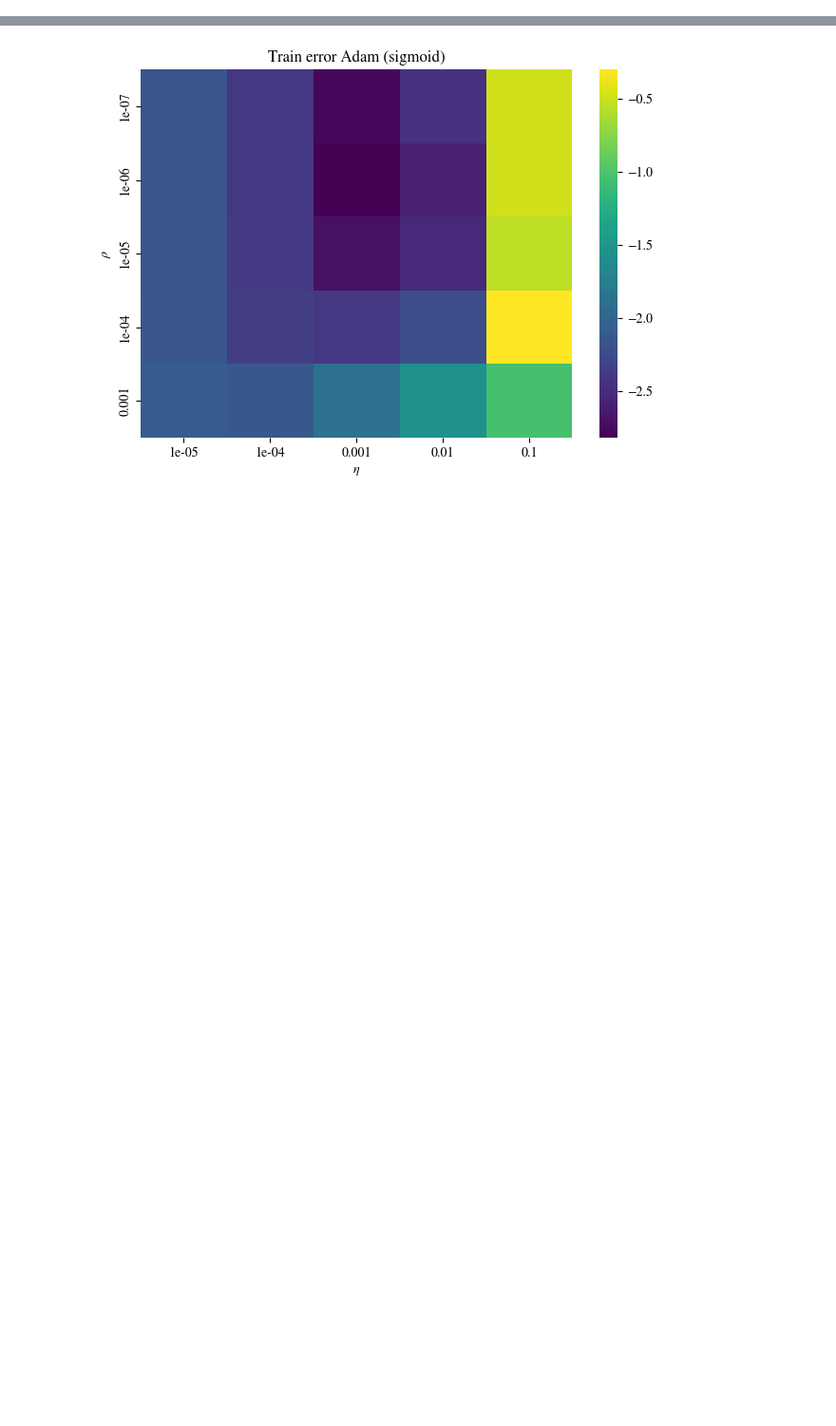
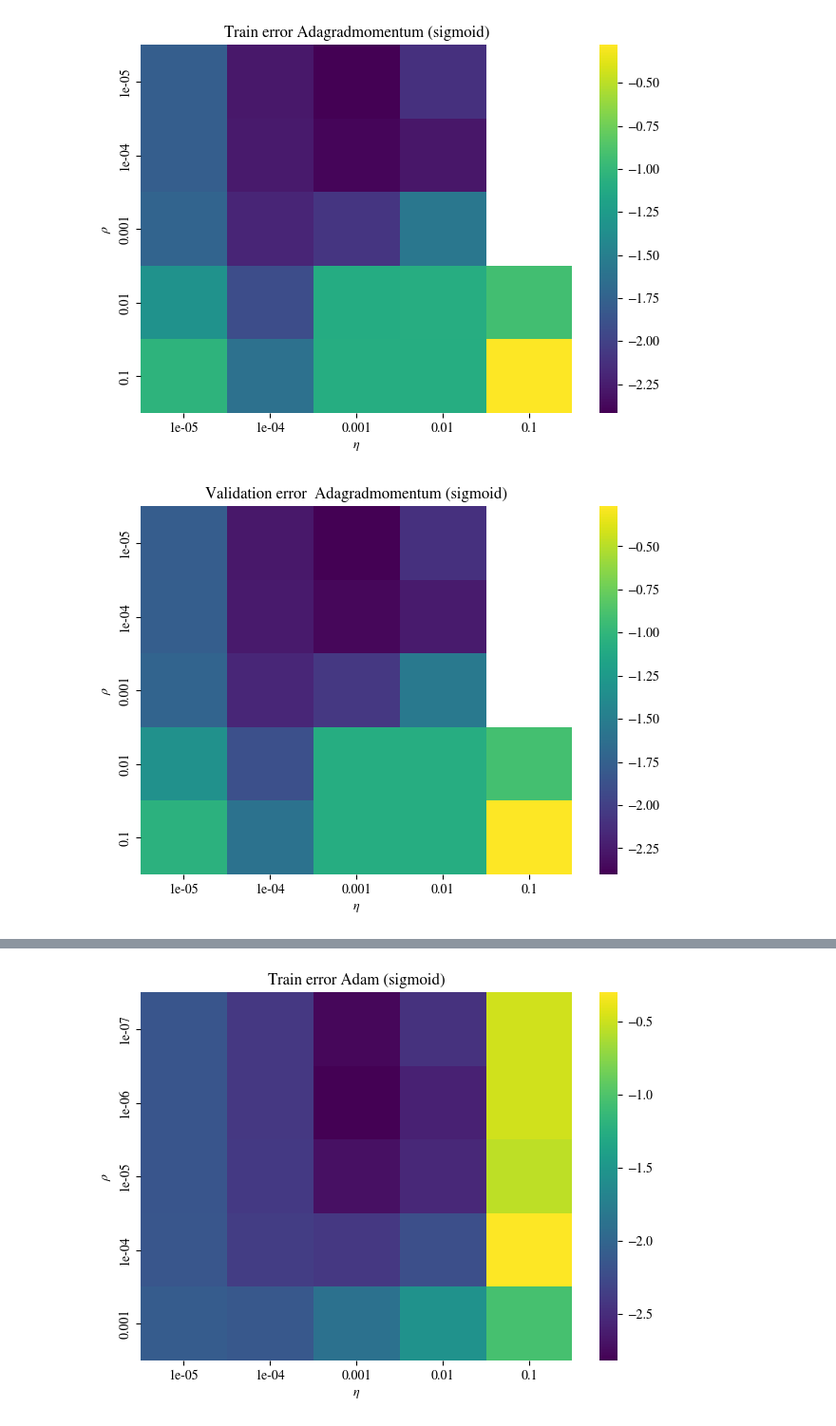
Before and after one commit to augustfe/FYSSTK, a Jupyter notebook: Project2/src/jupyter_analysis/franke_regression_analysis.ipynb, the cells around one changed output, grey strips where cells are left out. Shown at 95% size. Drawn from its saved outputs; the diff is of its cells as text; code cells hidden in the pictures; blank space fills up the shorter version.

```diff
--- a/Project2/src/jupyter_analysis/franke_regression_analysis.ipynb
+++ b/Project2/src/jupyter_analysis/franke_regression_analysis.ipynb
@@ -155,0 +213,13 @@ def create_heatmaps(
+# %%
+# AdagradMomentum passes:
+from Schedules import AdagradMomentum
+
+low_arr = [-5, -5, -5]
+high_arr = [-1, -1, -1]
+eta_arr = np.logspace(-5, -1, 5)
+funcs = [sigmoid, ReLU, LRELU]
+for low, high, func in zip(low_arr, high_arr, funcs):
+    do_stuff(low, high, eta_arr, AdagradMomentum(0, 0.9), func)
+# %% [output]
+[figure, added]
+[figure, added]
```
Also changed, not shown: parts of 19 cells of this notebook, 39 other files.
